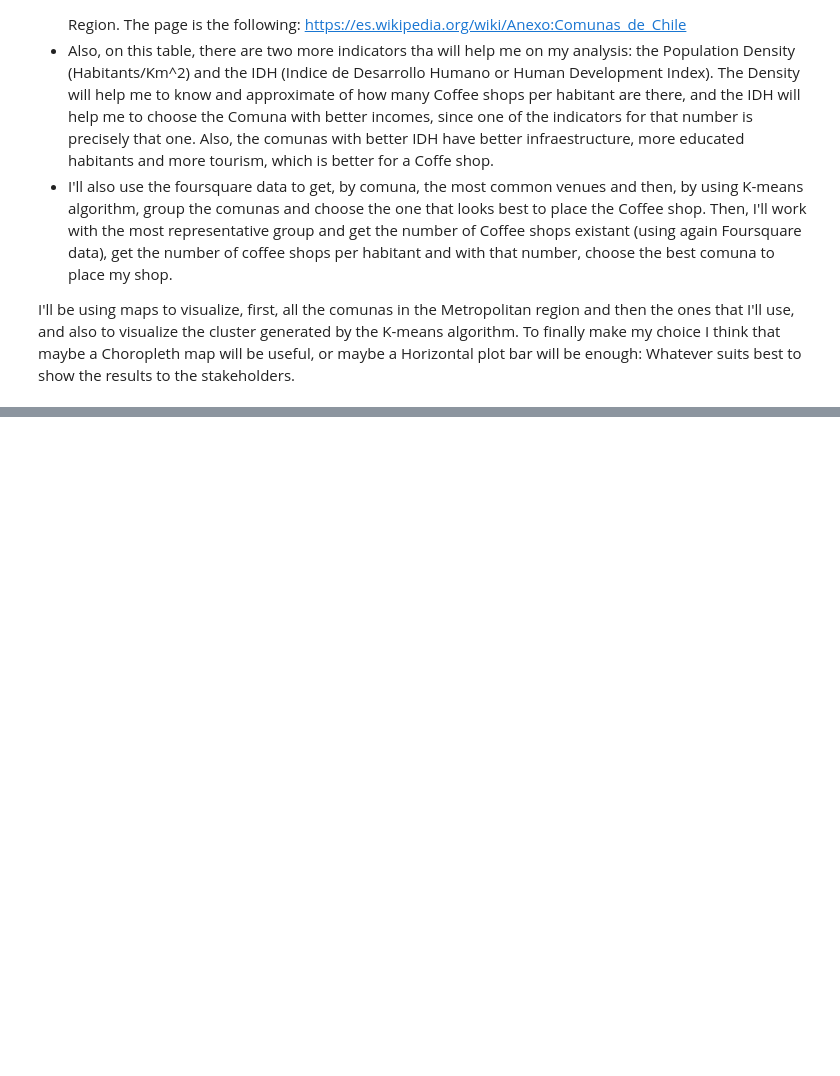
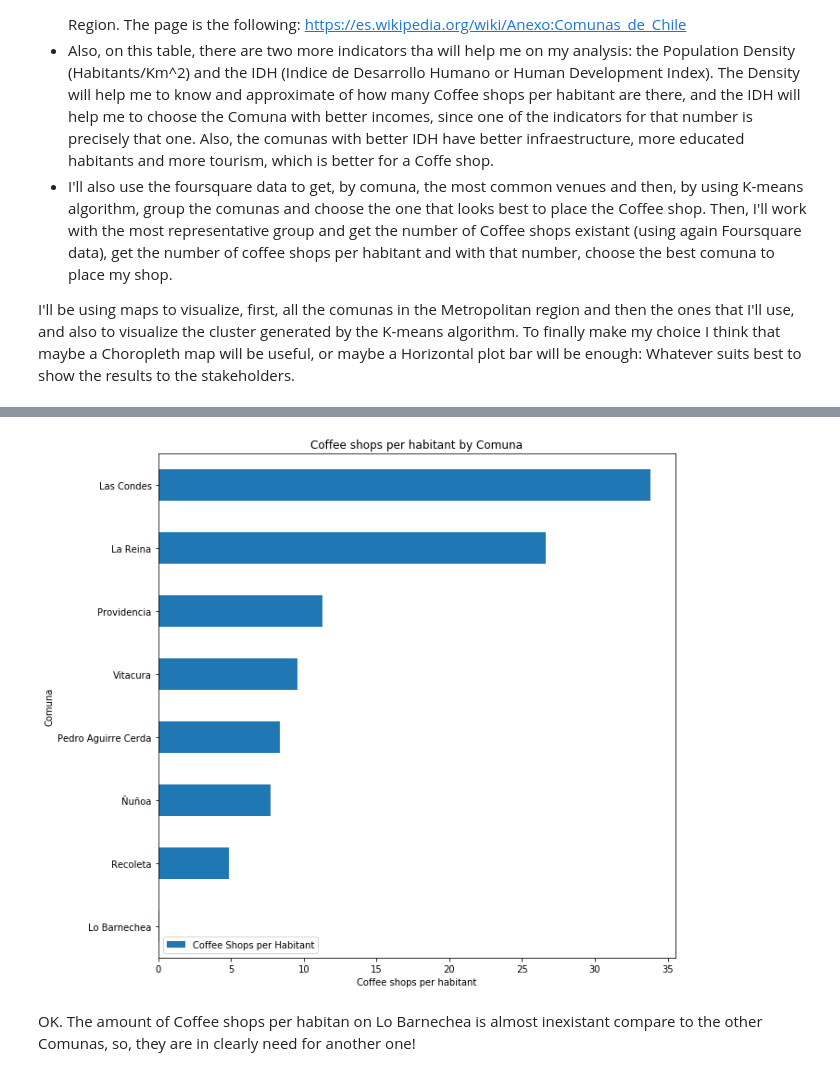
Before and after one commit to jcolivaresv/Coursera_Capstone, a Jupyter notebook: Chile_best_comuna_for_CoffeeShop.ipynb, the cells around one changed output, grey strips where cells are left out. Cells and saved outputs as stored; diff of their text form; code cells hidden in the pictures; blank space fills up the shorter version.

```diff
--- a/Chile_best_comuna_for_CoffeeShop.ipynb
+++ b/Chile_best_comuna_for_CoffeeShop.ipynb
@@ -17,0 +510,8 @@ I'll be using maps to visualize, first, all the comunas in the Metropolitan regi
+# %%
+coffee_shops_list=getCoffeShopsNumber(names=best_cluster['Comuna'],
+                                   latitudes=best_cluster['Latitud'],
+                                   longitudes=best_cluster['Longitud']
+                                  )
+# %%
+best_cluster['Coffee Shops N']=coffee_shops_list
+best_cluster
@@ -17,0 +530,9 @@ I'll be using maps to visualize, first, all the comunas in the Metropolitan regi
+# %%
+# making the calculation: we're going to divide the number of coffee shops by the density of each Comuna, to check how many coffee shops are per habitant
+coffee_shops_per_hab=[]
+for densidad,coffee_shops in zip(best_cluster['Densidad'],best_cluster['Coffee Shops N']):
+    coffee_shops_per_hab.append(coffee_shops/densidad)
+
+best_cluster['Coffee Shops per Habitant']=coffee_shops_per_hab
+
+best_cluster
@@ -17,0 +551,5 @@ I'll be using maps to visualize, first, all the comunas in the Metropolitan regi
+# %%
+df_plot=best_cluster[['Comuna','Coffee Shops per Habitant']]
+df_plot.set_index('Comuna',inplace=True)
+df_plot=df_plot.sort_values(by='Coffee Shops per Habitant', ascending=True)
+df_plot
@@ -17,0 +567,11 @@ I'll be using maps to visualize, first, all the comunas in the Metropolitan regi
+# %%
+df_plot.plot(kind='barh', figsize=(10, 10))
+
+plt.xlabel('Coffee shops per habitant')
+plt.title('Coffee shops per habitant by Comuna')
+
+plt.show()
+# %% [output]
+[figure, added]
+# %% [markdown]
+OK. The amount of Coffee shops per habitan on Lo Barnechea is almost inexistant compare to the other Comunas, so, they are in clearly need for another one!
```
Also changed, not shown: parts of 76 cells of this notebook.
